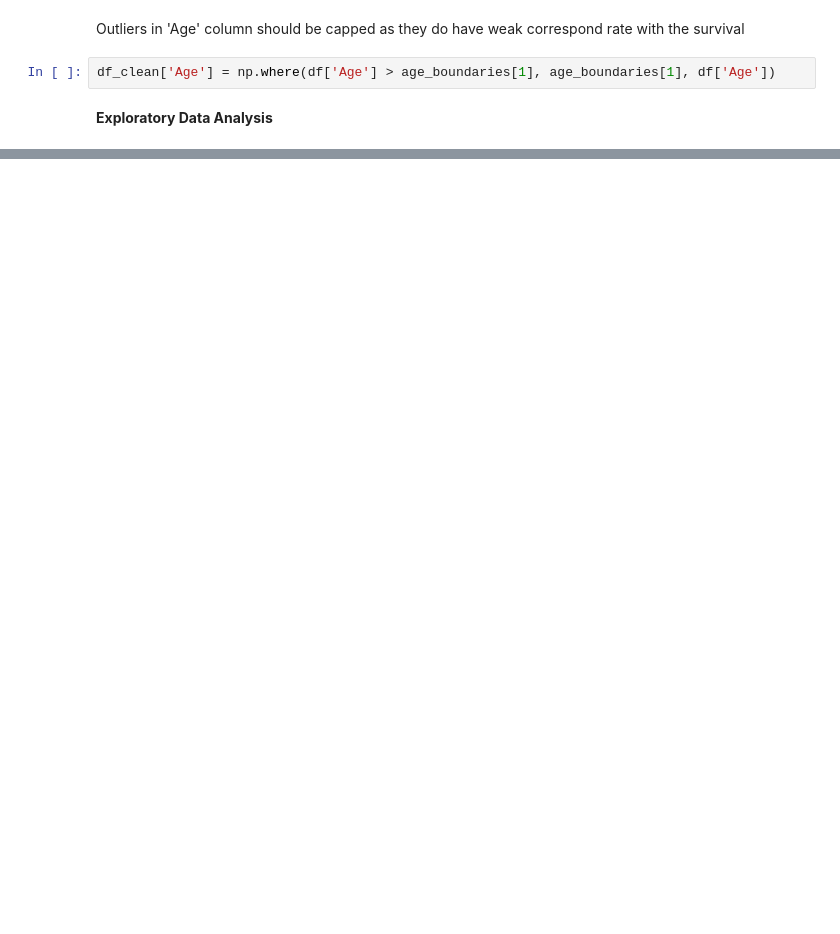
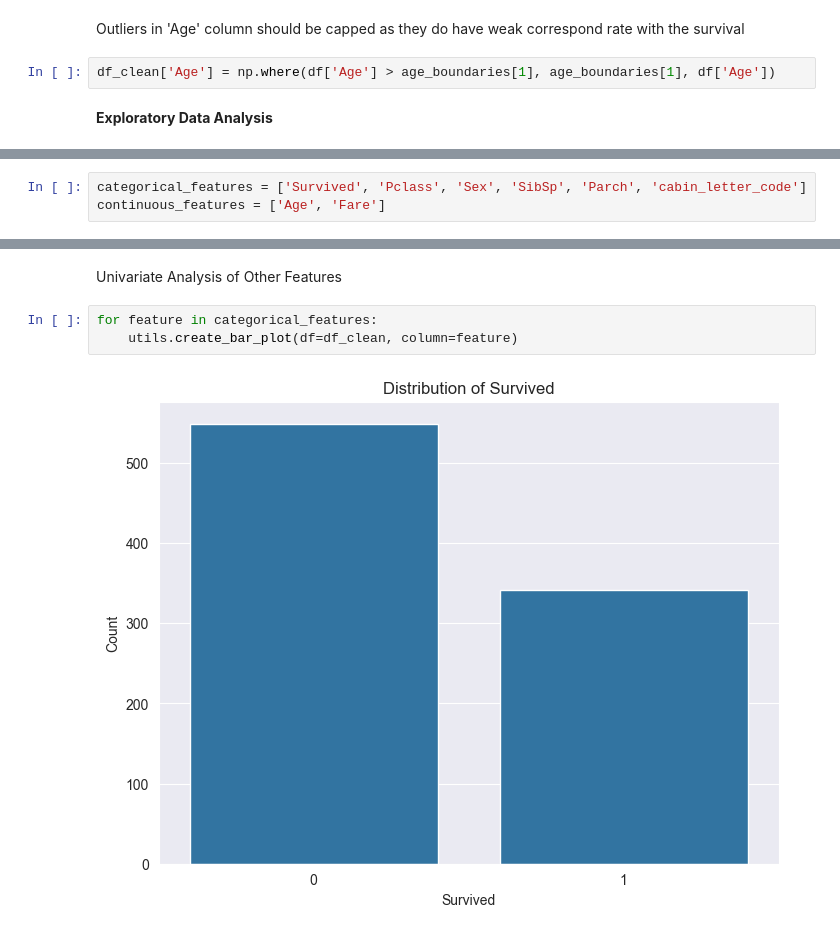
Before and after one commit to serverdaun/titanic_kaggle, a Jupyter notebook: main.ipynb, the cells around one changed output, grey strips where cells are left out. Saved outputs shown, nothing was run; the diff lists cells and outputs as text; blank space fills up the shorter version.

```diff
--- a/main.ipynb
+++ b/main.ipynb
@@ -344,0 +355,3 @@ df_clean['Age'] = np.where(df['Age'] > age_boundaries[1], age_boundaries[1], df[
+# %%
+categorical_features = ['Survived', 'Pclass', 'Sex', 'SibSp', 'Parch', 'cabin_letter_code']
+continuous_features = ['Age', 'Fare']
@@ -344,0 +364,7 @@ df_clean['Age'] = np.where(df['Age'] > age_boundaries[1], age_boundaries[1], df[
+# %% [markdown]
+Univariate Analysis of Other Features
+# %%
+for feature in categorical_features:
+    utils.create_bar_plot(df=df_clean, column=feature)
+# %% [output]
+[figure, added]
```
Also changed, not shown: parts of 7 cells of this notebook, 1 other file.
